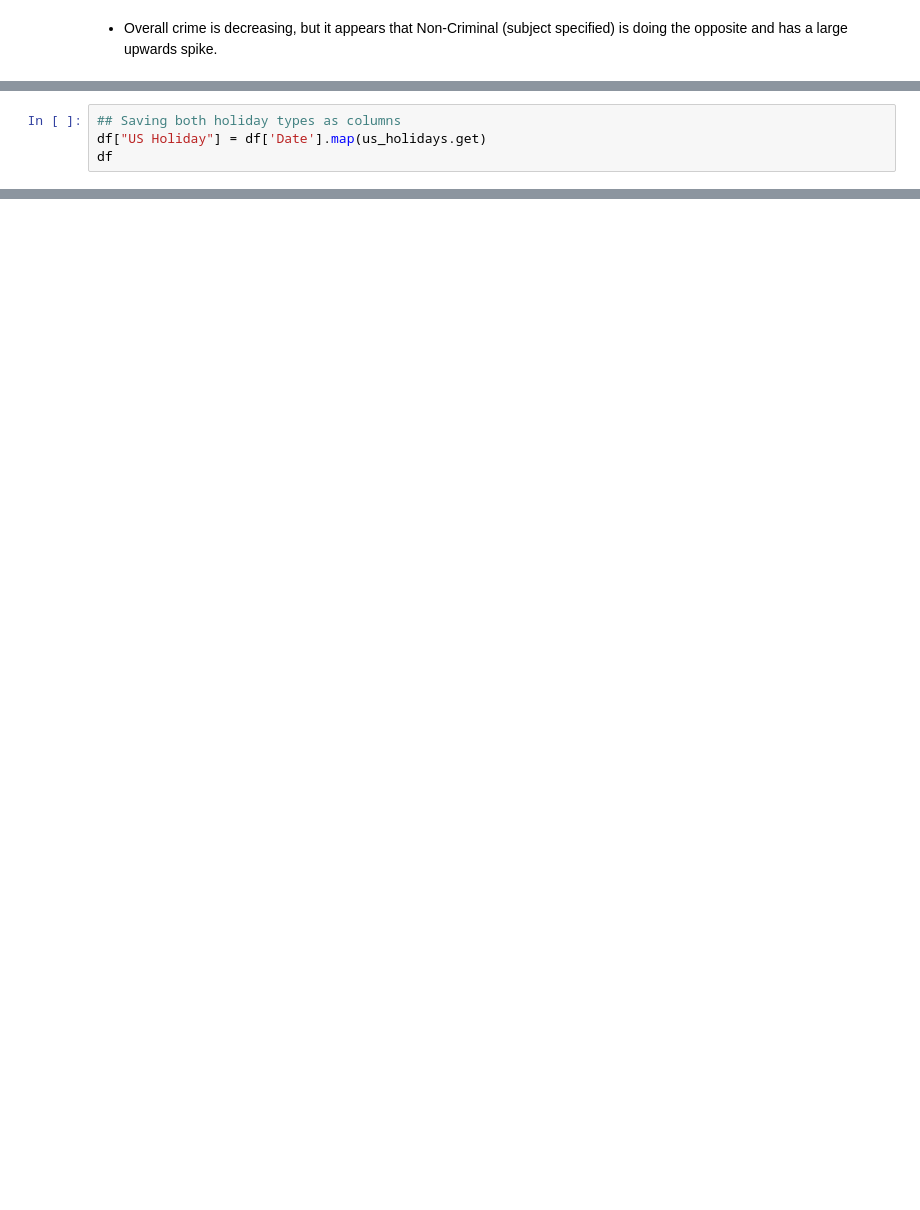
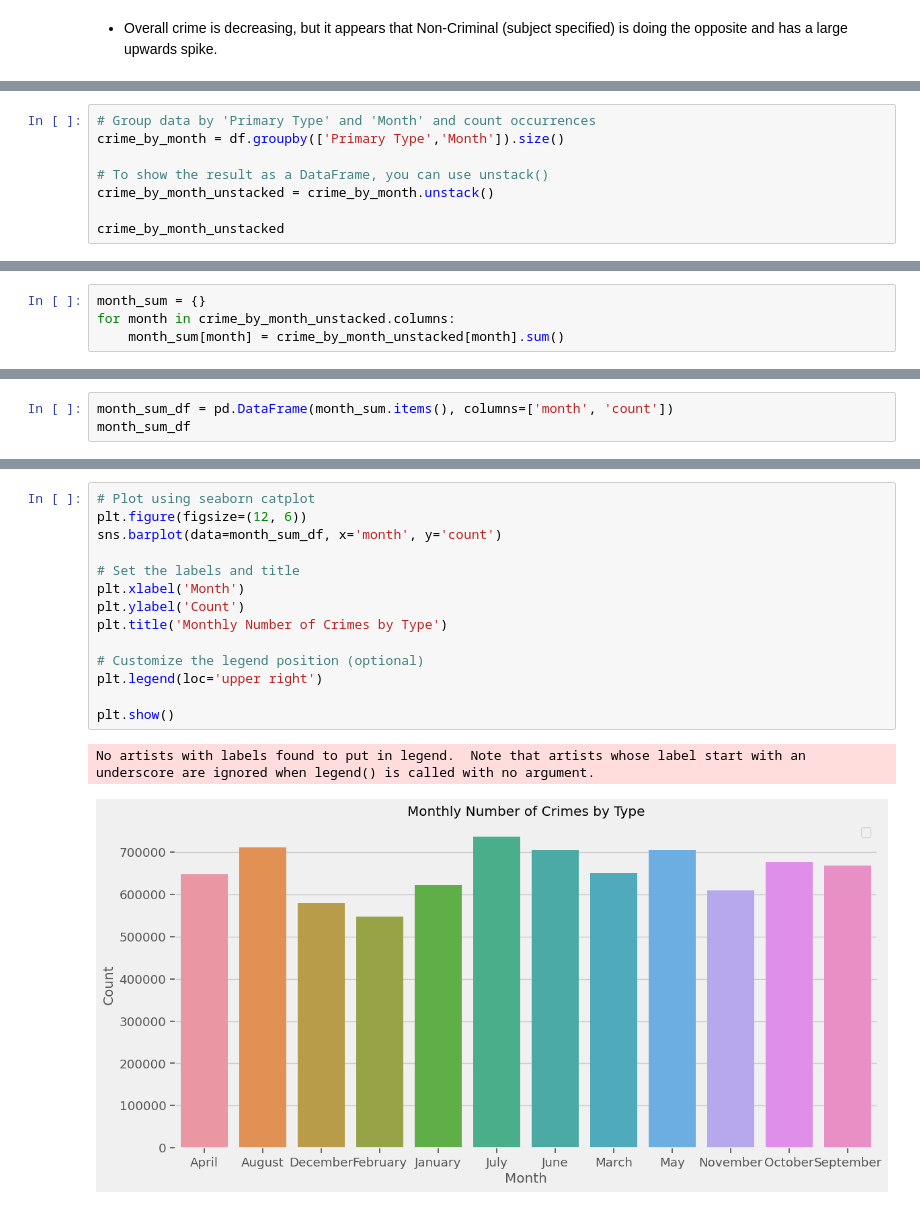
Before and after one commit to Mhoover41/Project-4-Chicago-Crime-Data, a Jupyter notebook: Project 4 Chicago Crime Data.ipynb, the cells around one changed output, grey strips where cells are left out. Cells and saved outputs as stored; diff of their text form; blank space fills up the shorter version.

```diff
--- a/Project 4 Chicago Crime Data.ipynb
+++ b/Project 4 Chicago Crime Data.ipynb
@@ -375,4 +311,0 @@ df.info()
-# %%
-## Saving both holiday types as columns
-df["US Holiday"] = df['Date'].map(us_holidays.get)
-df
@@ -378,0 +362,8 @@ df
+# %%
+# Group data by 'Primary Type' and 'Month' and count occurrences
+crime_by_month = df.groupby(['Primary Type','Month']).size()
+
+# To show the result as a DataFrame, you can use unstack()
+crime_by_month_unstacked = crime_by_month.unstack()
+
+crime_by_month_unstacked
@@ -378,0 +406,4 @@ df
+# %%
+month_sum = {}
+for month in crime_by_month_unstacked.columns:
+    month_sum[month] = crime_by_month_unstacked[month].sum()
@@ -378,0 +425,3 @@ df
+# %%
+month_sum_df = pd.DataFrame(month_sum.items(), columns=['month', 'count'])
+month_sum_df
@@ -378,0 +442,17 @@ df
+# %%
+# Plot using seaborn catplot
+plt.figure(figsize=(12, 6))
+sns.barplot(data=month_sum_df, x='month', y='count')
+
+# Set the labels and title
+plt.xlabel('Month')
+plt.ylabel('Count')
+plt.title('Monthly Number of Crimes by Type')
+
+# Customize the legend position (optional)
+plt.legend(loc='upper right')
+
+plt.show()
+# %% [output]
+No artists with labels found to put in legend.  Note that artists whose label start with an underscore are ignored when legend() is called with no argument.
+[figure, added]
```
Also changed, not shown: parts of 48 cells of this notebook, 1 other file.
